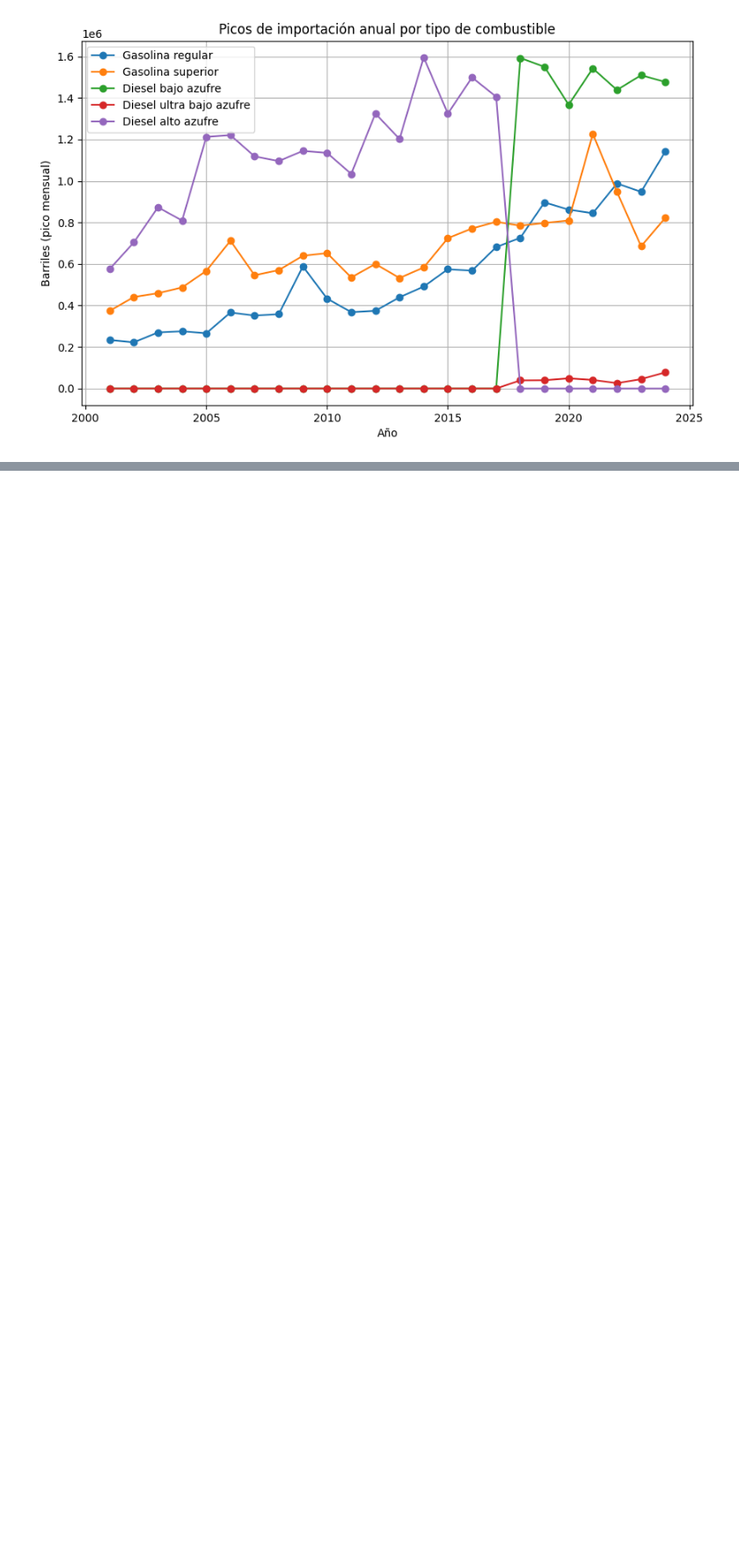
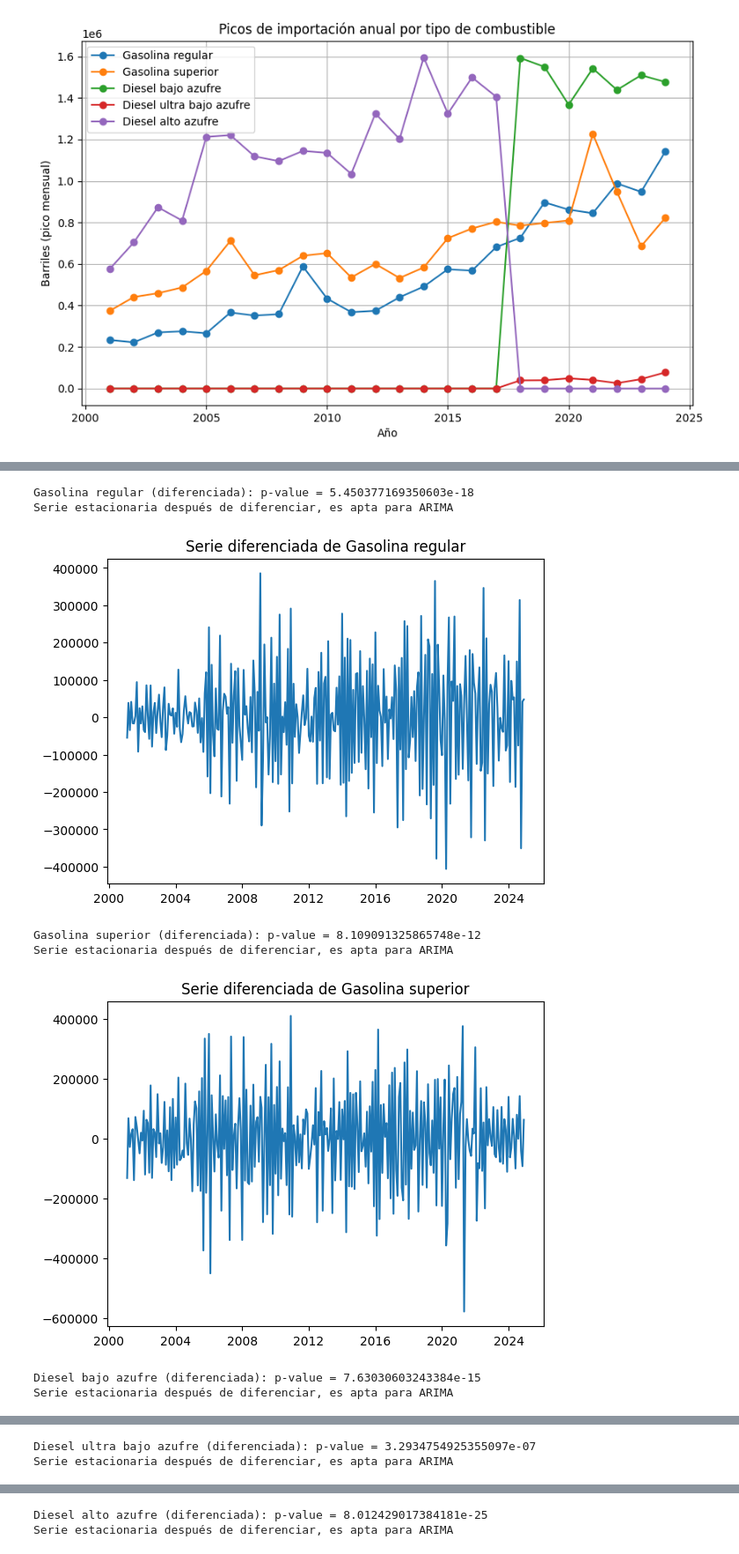
Before and after one commit to angelargd8/lab1-ds, a Jupyter notebook: main.ipynb, the cells around one changed output, grey strips where cells are left out. Shown at 88% size. Cells and saved outputs as stored; diff of their text form; code cells hidden in the pictures; blank space fills up the shorter version.

```diff
--- a/main.ipynb
+++ b/main.ipynb
@@ -423,0 +509,11 @@ plt.show()
+# %%
+from statsmodels.tsa.stattools import adfuller
+
+for col in columnas_necesarias:
+    serie = importacion_clean_df[col]
+    adf_test = adfuller(serie)
+    print(f"{col}: p-value = {adf_test[1]}")
+    if adf_test[1] <= 0.05:
+        print("Serie estacionaria \n") # se puede modelar con ARIMA
+    else:
+        print("No estacionaria\n") #hay que diferenciarla o usar SARIMAX
@@ -423,0 +537,32 @@ plt.show()
+# %%
+#diferenciar la serie para eliminar tenencia
+import matplotlib.pyplot as plt
+from statsmodels.tsa.stattools import adfuller
+
+for col in columnas_necesarias:
+    serie = importacion_clean_df[col]
+
+    # Diferenciación
+    serie_diff = serie.diff().dropna()
+
+    # Test ADF después de diferenciar
+    adf_test = adfuller(serie_diff)
+    print(f"{col} (diferenciada): p-value = {adf_test[1]}")
+    if adf_test[1] <= 0.05:
+        print("Serie estacionaria después de diferenciar, es apta para ARIMA\n")
+    else:
+        print("Aún no estacionaria, puede requerir d=2 o SARIMAX\n")
+
+    plt.figure()
+    plt.plot(serie_diff)
+    plt.title(f"Serie diferenciada de {col}")
+    plt.show()
+# %% [output]
+Gasolina regular (diferenciada): p-value = 5.450377169350603e-18
+Serie estacionaria después de diferenciar, es apta para ARIMA
+[figure, added]
+Gasolina superior (diferenciada): p-value = 8.109091325865748e-12
+Serie estacionaria después de diferenciar, es apta para ARIMA
+[figure, added]
+Diesel bajo azufre (diferenciada): p-value = 7.63030603243384e-15
+Serie estacionaria después de diferenciar, es apta para ARIMA
@@ -423,0 +570,2 @@ plt.show()
+Diesel ultra bajo azufre (diferenciada): p-value = 3.2934754925355097e-07
+Serie estacionaria después de diferenciar, es apta para ARIMA
@@ -423,0 +573,2 @@ plt.show()
+Diesel alto azufre (diferenciada): p-value = 8.012429017384181e-25
+Serie estacionaria después de diferenciar, es apta para ARIMA
```
Also changed, not shown: parts of 11 cells of this notebook.
